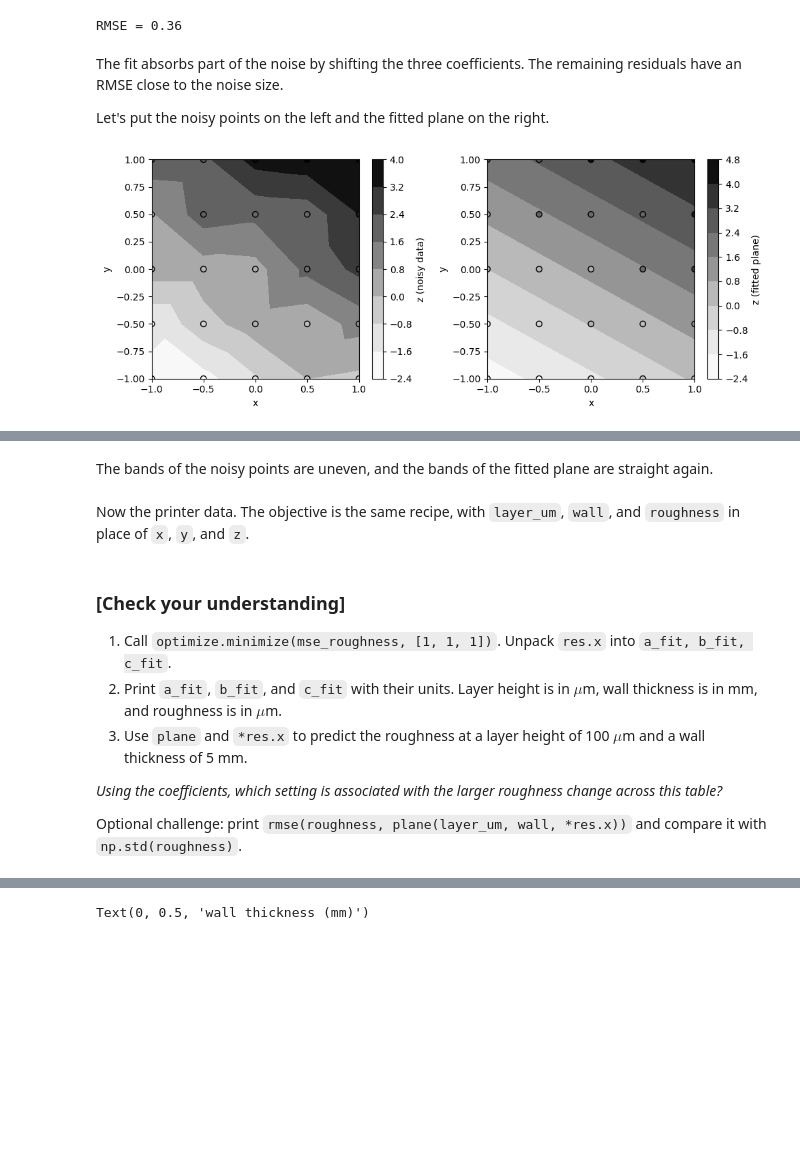
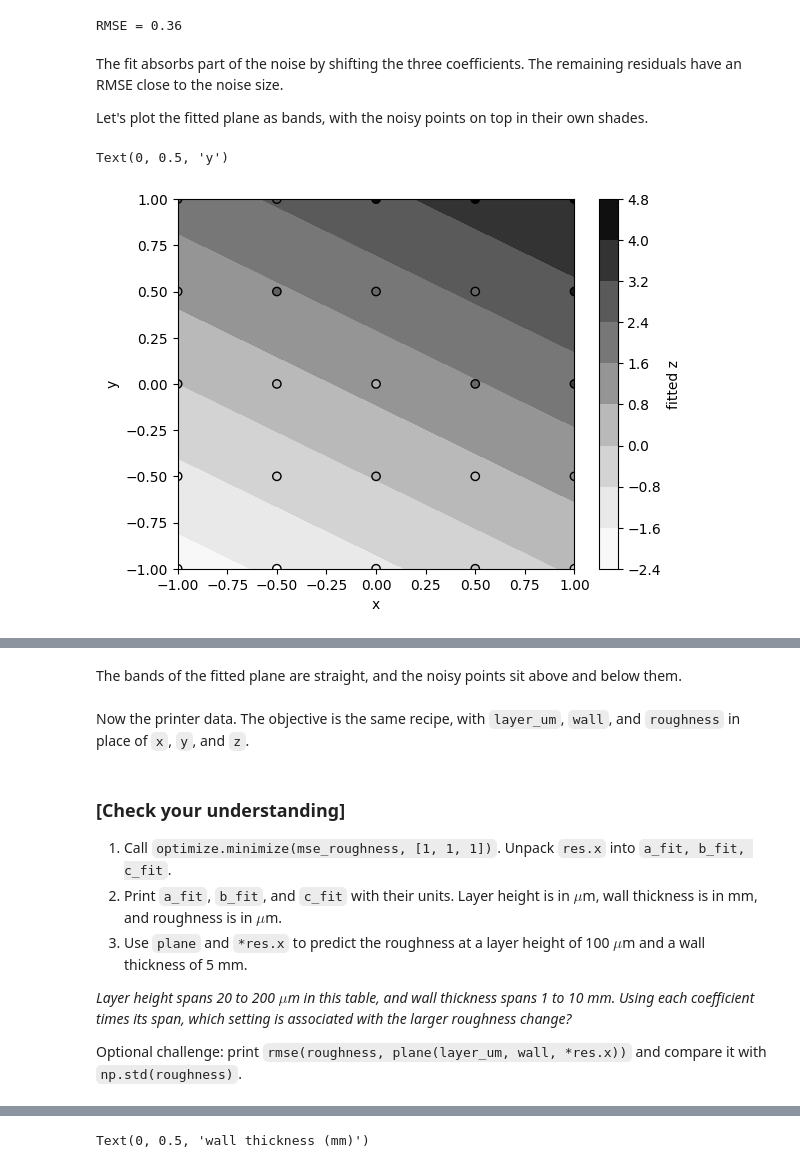
Before and after one commit to wfreinhart/matse219, a Jupyter notebook: notebooks/Lecture26.ipynb, the cells around one changed output, grey strips where cells are left out. Saved outputs shown, nothing was run; the diff lists cells and outputs as text; code cells hidden in the pictures; blank space fills up the shorter version.

```diff
--- a/notebooks/Lecture26.ipynb
+++ b/notebooks/Lecture26.ipynb
@@ -181,33 +181,22 @@ RMSE = 0.36
 The fit absorbs part of the noise by shifting the three coefficients.
 The remaining residuals have an RMSE close to the noise size.
 
-Let's put the noisy points on the left and the fitted plane on the right.
+Let's plot the fitted plane as bands, with the noisy points on top in their own shades.
 # %%
-fig, axes = plt.subplots(1, 2, figsize=(10, 4))
-
-ax = axes[0]
-cs = ax.tricontourf(x, y, z, cmap='Greys')
-ax.scatter(x, y, c=z, cmap='Greys', edgecolor='k')
-cb = fig.colorbar(cs, ax=ax)
-cb.set_label('z (noisy data)')
-ax.set_xlabel('x')
-ax.set_ylabel('y')
-
-ax = axes[1]
+fig, ax = plt.subplots()
 cs = ax.tricontourf(x, y, z_fit, cmap='Greys')
 ax.scatter(x, y, c=z, cmap='Greys', edgecolor='k')
 cb = fig.colorbar(cs, ax=ax)
-cb.set_label('z (fitted plane)')
+cb.set_label('fitted z')
 ax.set_xlabel('x')
 ax.set_ylabel('y')
-
-fig.tight_layout()  # resize the panels so the labels don't overlap
 # %% [output]
+Text(0, 0.5, 'y')
-[figure, old version]
+[figure, new version]
 # %% [markdown]
 <img src="embedded-picture-1" width="600" />
 # %% [markdown]
-The bands of the noisy points are uneven, and the bands of the fitted plane are straight again.
+The bands of the fitted plane are straight, and the noisy points sit above and below them.
 # %% [markdown]
 Now the printer data.
 The objective is the same recipe, with `layer_um`, `wall`, and `roughness` in place of `x`, `y`, and `z`.
@@ -225,6 +214,6 @@ def mse_roughness(params):
    Layer height is in $\mu$m, wall thickness is in mm, and roughness is in $\mu$m.
 3. Use `plane` and `*res.x` to predict the roughness at a layer height of 100 $\mu$m and a wall thickness of 5 mm.
 
-*Using the coefficients, which setting is associated with the larger roughness change across this table?*
+*Layer height spans 20 to 200 $\mu$m in this table, and wall thickness spans 1 to 10 mm. Using each coefficient times its span, which setting is associated with the larger roughness change?*
 
 Optional challenge: print `rmse(roughness, plane(layer_um, wall, *res.x))` and compare it with `np.std(roughness)`.
```
Also changed, not shown: parts of 11 cells of this notebook.
